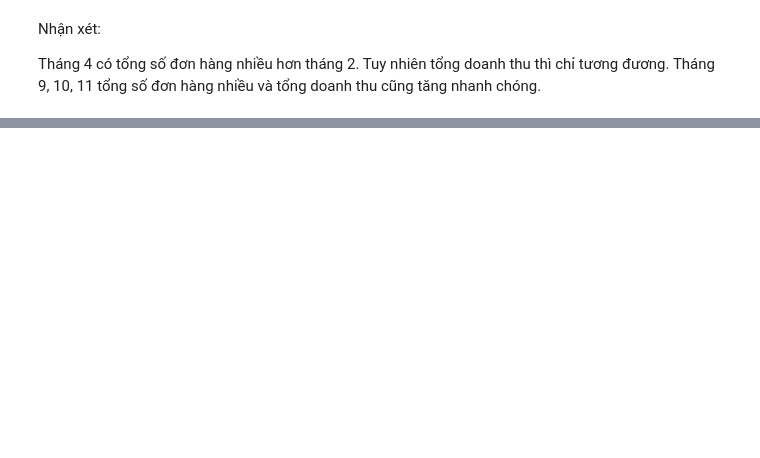
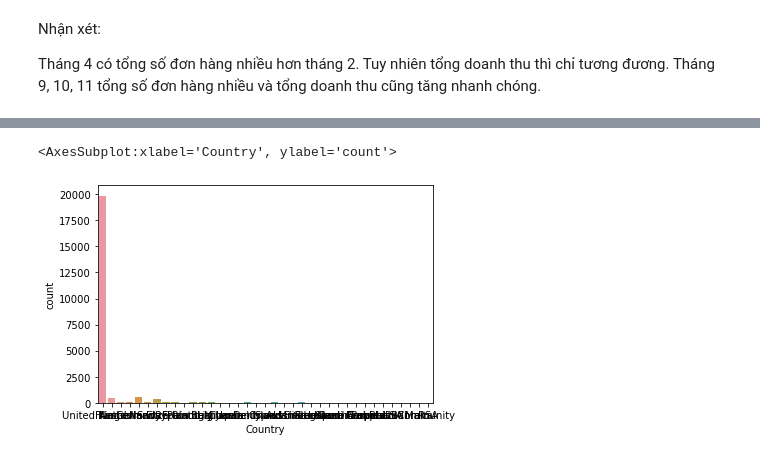
Before and after one commit to Trang27cl/testgit, a Jupyter notebook: OnlineRetail.ipynb, the cells around one changed output, grey strips where cells are left out. Saved outputs shown, nothing was run; the diff lists cells and outputs as text; code cells hidden in the pictures; blank space fills up the shorter version.

```diff
--- a/OnlineRetail.ipynb
+++ b/OnlineRetail.ipynb
@@ -358,0 +436,8 @@ Tháng 9, 10, 11 tổng số đơn hàng nhiều và tổng doanh thu cũng tăn
+# %%
+#Loại bỏ dữ liệu về hóa đơn trùng lặp
+df4 = df1.drop_duplicates(subset = 'InvoiceNo')
+#Vẽ biểu đồ tần số cho số hóa đơn theo quốc gia
+sns.countplot(x = "Country", data = df4)
+# %% [output]
+<AxesSubplot:xlabel='Country', ylabel='count'>
+[figure, added]
```
Also changed, not shown: parts of 16 cells of this notebook.
